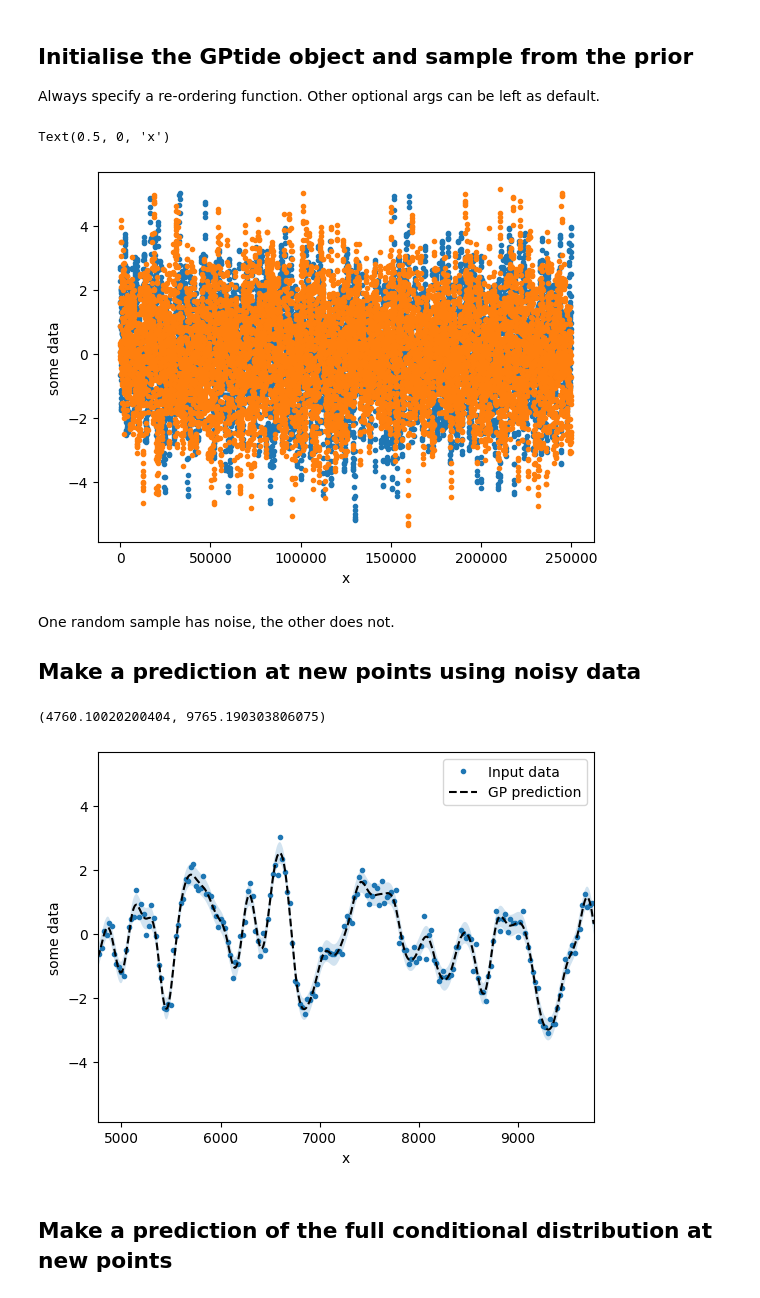
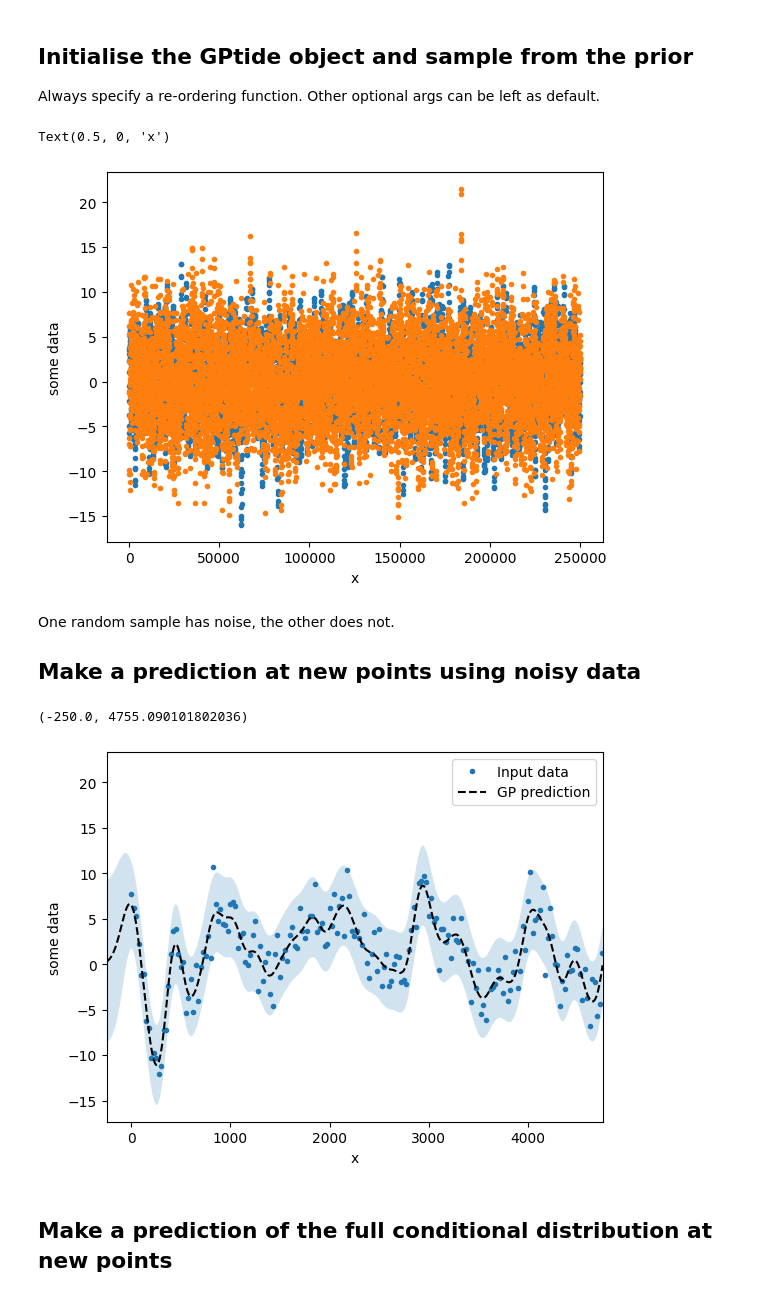
Before and after one commit to TIDE-ITRH/gpvecchia, a Jupyter notebook: docs/examples/example_01_1d_kernel_introduction.ipynb, the cells around one changed output. Drawn from its saved outputs; the diff is of its cells as text; code cells hidden in the pictures.

```diff
--- a/docs/examples/example_01_1d_kernel_introduction.ipynb
+++ b/docs/examples/example_01_1d_kernel_introduction.ipynb
@@ -25,8 +25,8 @@ def expquad(d, l):
 # %%
 ####
 # These are our kernel input parameters
-noise = 0.2
-η = 1.5
+noise = 0.5
+η = 4
 ℓ = 100
 covfunc = expquad
 
@@ -62,7 +62,7 @@ plt.ylabel('some data')
 plt.xlabel('x')
 # %% [output]
 Text(0.5, 0, 'x')
-[figure, old version]
+[figure, new version]
 # %% [markdown]
 One random sample has noise, the other does not.
 
@@ -70,29 +70,29 @@ One random sample has noise, the other does not.
 # %%
 # Output data points
 xo = np.linspace(-10*dx,dx*N+dx*10,N*5)[:,None]
 
 # Create a new object with the output points
 GP2 = GPtideVecchia(xd, xo, noise, covfunc, covparams,
                     order_func=order_func, order_params=order_params)
 
-# Predict the mean
+# Predict the mean + var
 y_mu, y_std = GP2(yd_noisy)
 
-plt_ix = np.arange(1000,2000)
+plt_ix = np.arange(0,1000)
 plt.figure()
 plt.plot(xd, yd_noisy,'.')
 plt.plot(xo[plt_ix], y_mu[plt_ix],'k--')
 plt.fill_between(xo.flatten()[plt_ix],
-                 (y_mu.flatten()-y_std.flatten())[plt_ix],
-                 (y_mu.flatten()+y_std.flatten())[plt_ix],
+                 (y_mu.flatten()-2*y_std.flatten())[plt_ix],
+                 (y_mu.flatten()+2*y_std.flatten())[plt_ix],
                  alpha=0.2)
 plt.legend(('Input data','GP prediction'))
 plt.ylabel('some data')
 plt.xlabel('x')
 plt.xlim([xo[plt_ix[0]],xo[plt_ix[-1]]])
 # %% [output]
-(4760.10020200404, 9765.190303806075)
+(-250.0, 4755.090101802036)
-[figure, old version]
+[figure, new version]
 # %% [markdown]
 ## Make a prediction of the full conditional distribution at new points
 # %%
```
Also changed, not shown: parts of 1 cell of this notebook, 4 other files.
